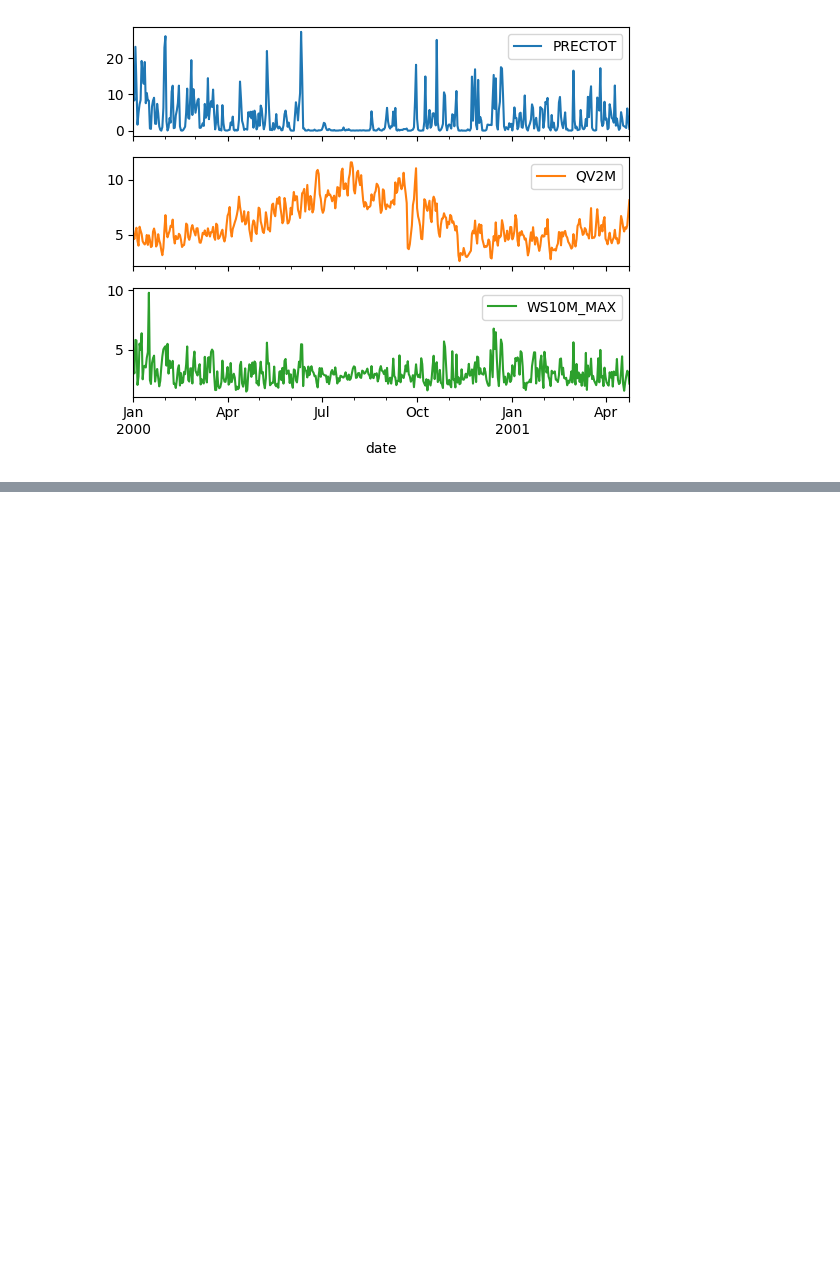
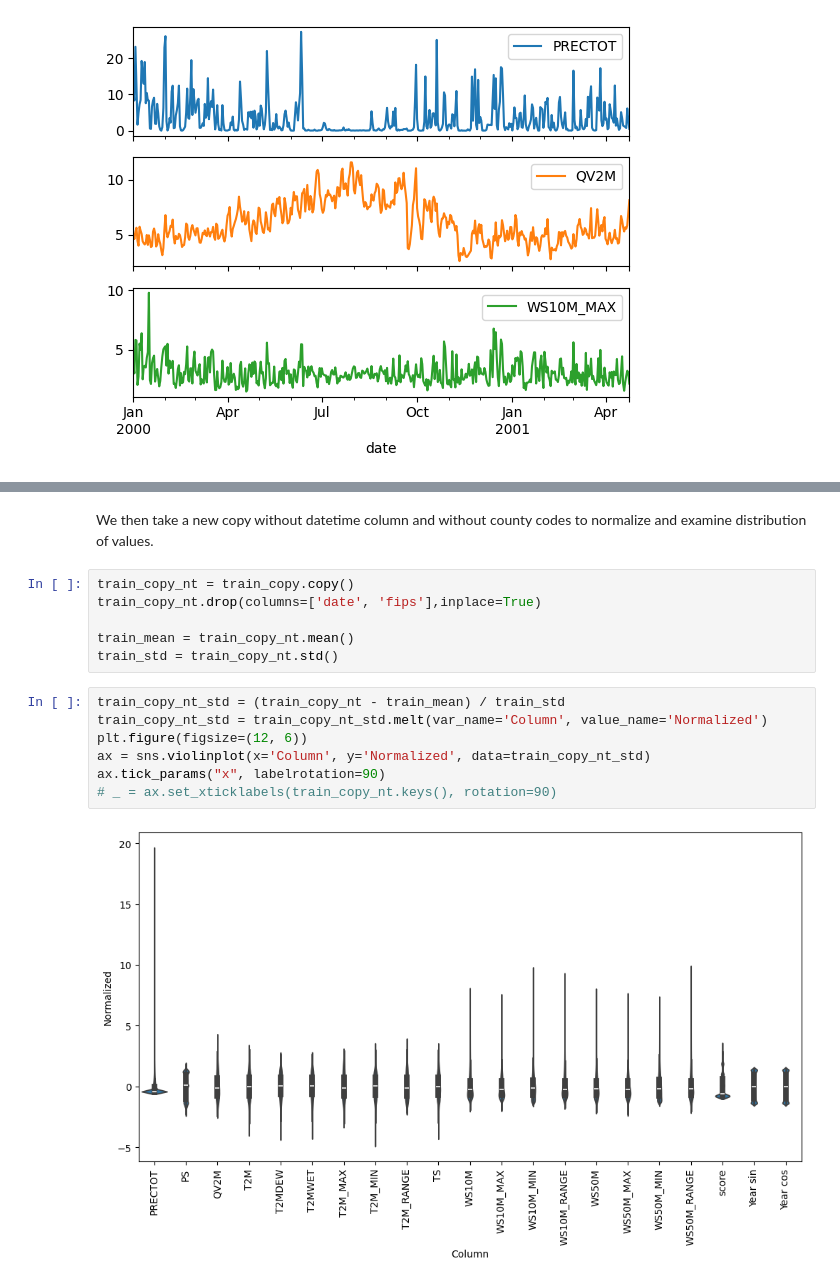
Before and after one commit to carseys/drought-predicting, a Jupyter notebook: data_exploration.ipynb, the cells around one changed output, grey strips where cells are left out. Cells and saved outputs as stored; diff of their text form; blank space fills up the shorter version.

```diff
--- a/data_exploration.ipynb
+++ b/data_exploration.ipynb
@@ -75,0 +142,17 @@ _ = plot_features.plot(subplots=True)
+# %% [markdown]
+We then take a new copy without datetime column and without county codes to normalize and examine distribution of values.
+# %%
+train_copy_nt = train_copy.copy()
+train_copy_nt.drop(columns=['date', 'fips'],inplace=True)
+
+train_mean = train_copy_nt.mean()
+train_std = train_copy_nt.std()
+# %%
+train_copy_nt_std = (train_copy_nt - train_mean) / train_std
+train_copy_nt_std = train_copy_nt_std.melt(var_name='Column', value_name='Normalized')
+plt.figure(figsize=(12, 6))
+ax = sns.violinplot(x='Column', y='Normalized', data=train_copy_nt_std)
+ax.tick_params("x", labelrotation=90)
+# _ = ax.set_xticklabels(train_copy_nt.keys(), rotation=90)
+# %% [output]
+[figure, added]
```
Also changed, not shown: parts of 10 cells of this notebook, 2 other files.
